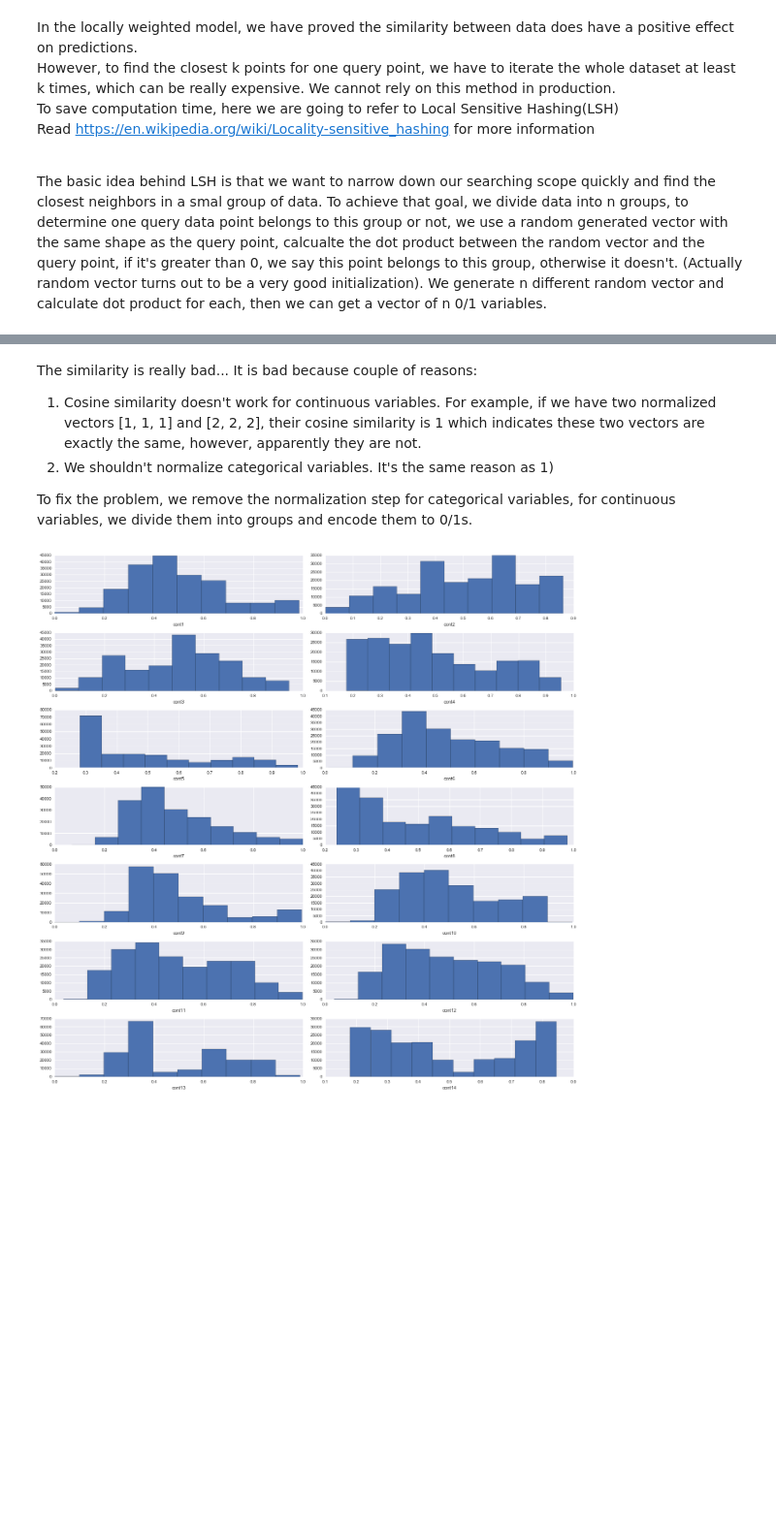
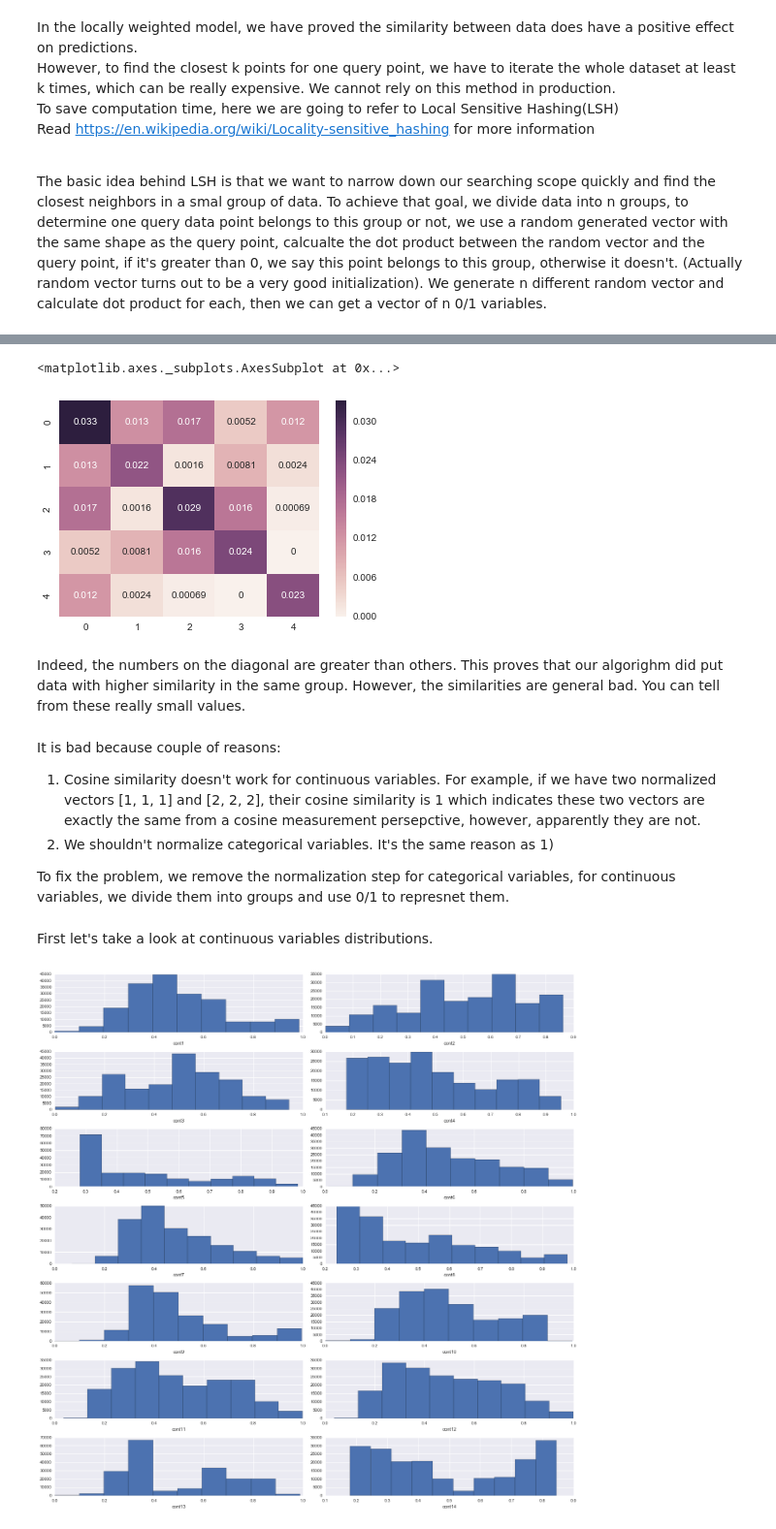
Before and after one commit to tzyk777/kaggle, a Jupyter notebook: allstate/Local sensitive hashing.ipynb, the cells around one changed output, grey strips where cells are left out. Shown: that part at 97% size. Cells and saved outputs as stored; diff of their text form; code cells hidden in the pictures; blank space fills up the shorter version.

```diff
--- a/allstate/Local sensitive hashing.ipynb
+++ b/allstate/Local sensitive hashing.ipynb
@@ -104,0 +98,9 @@ for i, j in combinations_with_replacement(range(num_groups), 2):
+# %%
+def calculate_average_similarity(group_1, group_2, self=False):
+    """
+    A function calculates the average of cosin similarity between two groups of data.
+    It returns a float number.
+    """
+    if self:
+        return (cosine_similarity(group_1, group_2).sum() - group_1.shape[0]) / (group_1.shape[0] * group_2.shape[0])
+    return (cosine_similarity(group_1, group_2).sum()) / (group_1.shape[0] * group_2.shape[0])
@@ -105,6 +109,31 @@ for i, j in combinations_with_replacement(range(num_groups), 2):
+# %%
+interested_groups = [0, 13, 19, 24, 30]
+# %%
+def get_similarity_matrxi(data, model, interested_groups):
+    num_groups = len(interested_groups)
+    similarity_matrix = np.zeros(num_groups**2).reshape(num_groups, num_groups)
+    for group_1, group_2 in combinations_with_replacement(interested_groups, 2):
+        index_1 = interested_groups.index(group_1)
+        index_2 = interested_groups.index(group_2)
+        self = index_1 == index_2
+        similarity_matrix[index_1, index_2] = calculate_average_similarity(
+            data[model['table'][index_1]],
+            data[model['table'][index_2]]
+        )
+    # make it symmetric
+    return np.maximum(similarity_matrix, similarity_matrix.T)
+# %%
+similarity_matrix = get_similarity_matrxi(zscore_df, model, interested_groups)
+# %%
+sns.heatmap(similarity_matrix, annot=True)
+# %% [output]
+<matplotlib.axes._subplots.AxesSubplot at 0x...>
+[figure, added]
+# %% [markdown]
+Indeed, the numbers on the diagonal are greater than others. This proves that our algorighm did put data with higher similarity in the same group. However, the similarities are general bad. You can tell from these really small values.
 # %% [markdown]
-The similarity is really bad... It is bad because couple of reasons:<br>
-1) Cosine similarity doesn't work for continuous variables. For example, if we have two normalized vectors [1, 1, 1] and [2, 2, 2], their cosine similarity is 1 which indicates these two vectors are exactly the same, however, apparently they are not.<br>
+It is bad because couple of reasons:<br>
+1) Cosine similarity doesn't work for continuous variables. For example, if we have two normalized vectors [1, 1, 1] and [2, 2, 2], their cosine similarity is 1 which indicates these two vectors are exactly the same from a cosine measurement persepctive, however, apparently they are not.<br>
 2) We shouldn't normalize categorical variables. It's the same reason as 1)
 
-To fix the problem, we remove the normalization step for categorical variables, for continuous variables, we divide them into groups and encode them to 0/1s.
+To fix the problem, we remove the normalization step for categorical variables, for continuous variables, we divide them into groups and use 0/1 to represnet them.
@@ -113 +140,3 @@ continuous_vars = [c for c in dummy_df.columns if c.startswith('cont')]
+# %% [markdown]
+First let's take a look at continuous variables distributions.
 # %%
```
Also changed, not shown: parts of 44 cells of this notebook.
